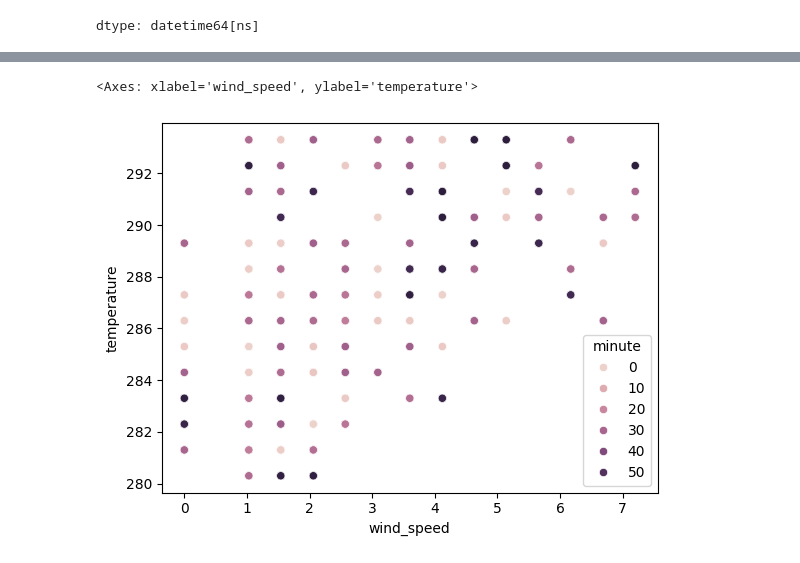
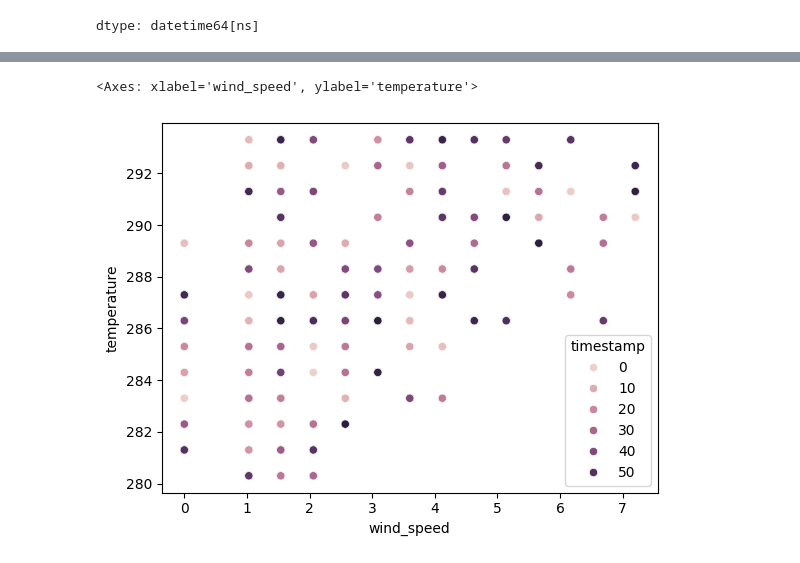
Before and after one commit to jin-raii/weather-web-app, a Jupyter notebook: weather_data.ipynb, the cells around one changed output, grey strips where cells are left out. Drawn from its saved outputs; the diff is of its cells as text; code cells hidden in the pictures.

```diff
--- a/weather_data.ipynb
+++ b/weather_data.ipynb
@@ -212,3 +200,5 @@ dtype: int32
+# %%
+second = data['timestamp'].dt.second
 # %%
 data.columns
 # %% [output]
@@ -305,5 +307,5 @@ dtype: datetime64[ns]
 # %%
-sns.scatterplot(data=data, x='wind_speed', y='temperature', hue=data['minute'].dt.minute)
+sns.scatterplot(data=data, x='wind_speed', y='temperature', hue=second)
 # %% [output]
 <Axes: xlabel='wind_speed', ylabel='temperature'>
-[figure, old version]
+[figure, new version]
```
Also changed, not shown: parts of 28 cells of this notebook.
